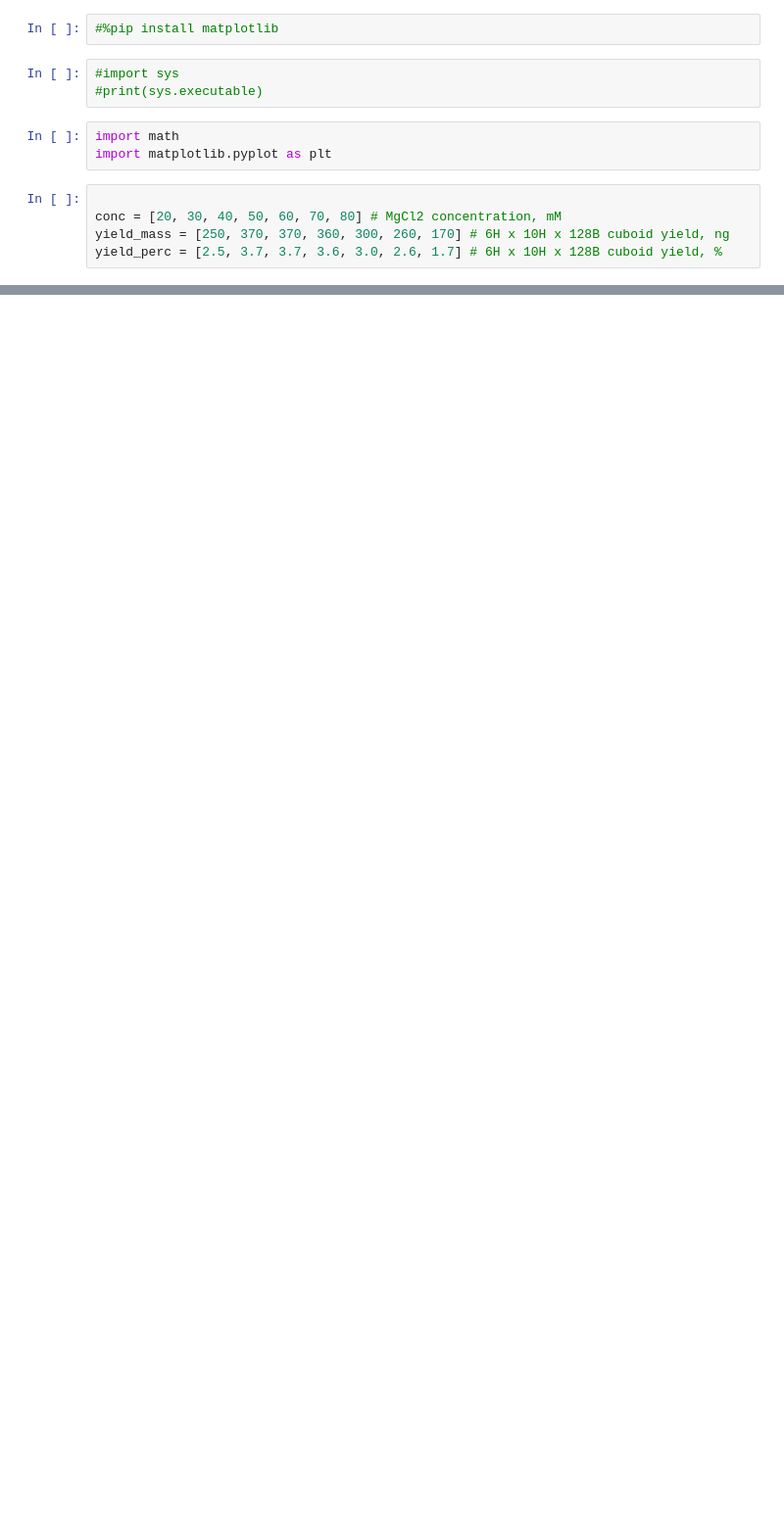
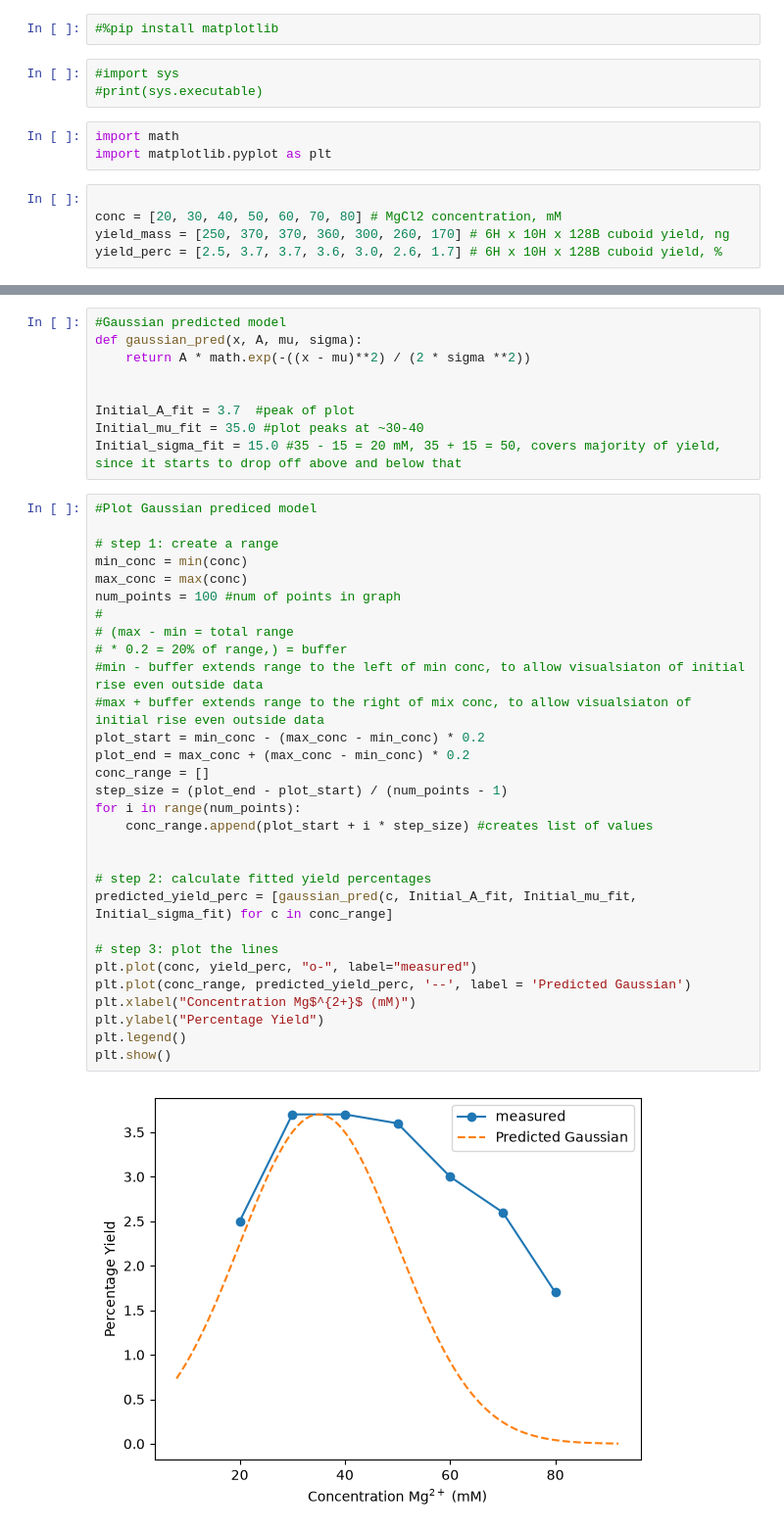
Before and after one commit to rracina/B-10_Project_DNA-Bricks, a Jupyter notebook: project_gabs.ipynb, the cells around one changed output, grey strips where cells are left out. Shown at 98% size. Saved outputs shown, nothing was run; the diff lists cells and outputs as text; blank space fills up the shorter version.

```diff
--- a/project_gabs.ipynb
+++ b/project_gabs.ipynb
@@ -22,0 +71,41 @@ plt.show()
+# %%
+#Gaussian predicted model
+def gaussian_pred(x, A, mu, sigma):
+    return A * math.exp(-((x - mu)**2) / (2 * sigma **2))
+
+
+Initial_A_fit = 3.7  #peak of plot
+Initial_mu_fit = 35.0 #plot peaks at ~30-40
+Initial_sigma_fit = 15.0 #35 - 15 = 20 mM, 35 + 15 = 50, covers majority of yield, since it starts to drop off above and below that
+# %%
+#Plot Gaussian prediced model
+
+# step 1: create a range
+min_conc = min(conc)
+max_conc = max(conc)
+num_points = 100 #num of points in graph
+#
+# (max - min = total range
+# * 0.2 = 20% of range,) = buffer
+#min - buffer extends range to the left of min conc, to allow visualsiaton of initial rise even outside data
+#max + buffer extends range to the right of mix conc, to allow visualsiaton of initial rise even outside data
+plot_start = min_conc - (max_conc - min_conc) * 0.2
+plot_end = max_conc + (max_conc - min_conc) * 0.2
+conc_range = []
+step_size = (plot_end - plot_start) / (num_points - 1)
+for i in range(num_points):
+    conc_range.append(plot_start + i * step_size) #creates list of values
+
+
+# step 2: calculate fitted yield percentages
+predicted_yield_perc = [gaussian_pred(c, Initial_A_fit, Initial_mu_fit, Initial_sigma_fit) for c in conc_range]
+
+# step 3: plot the lines
+plt.plot(conc, yield_perc, "o-", label="measured")
+plt.plot(conc_range, predicted_yield_perc, '--', label = 'Predicted Gaussian')
+plt.xlabel("Concentration Mg$^{2+}$ (mM)")
+plt.ylabel("Percentage Yield")
+plt.legend()
+plt.show()
+# %% [output]
+[figure, added]
```
Also changed, not shown: parts of 11 cells of this notebook.
